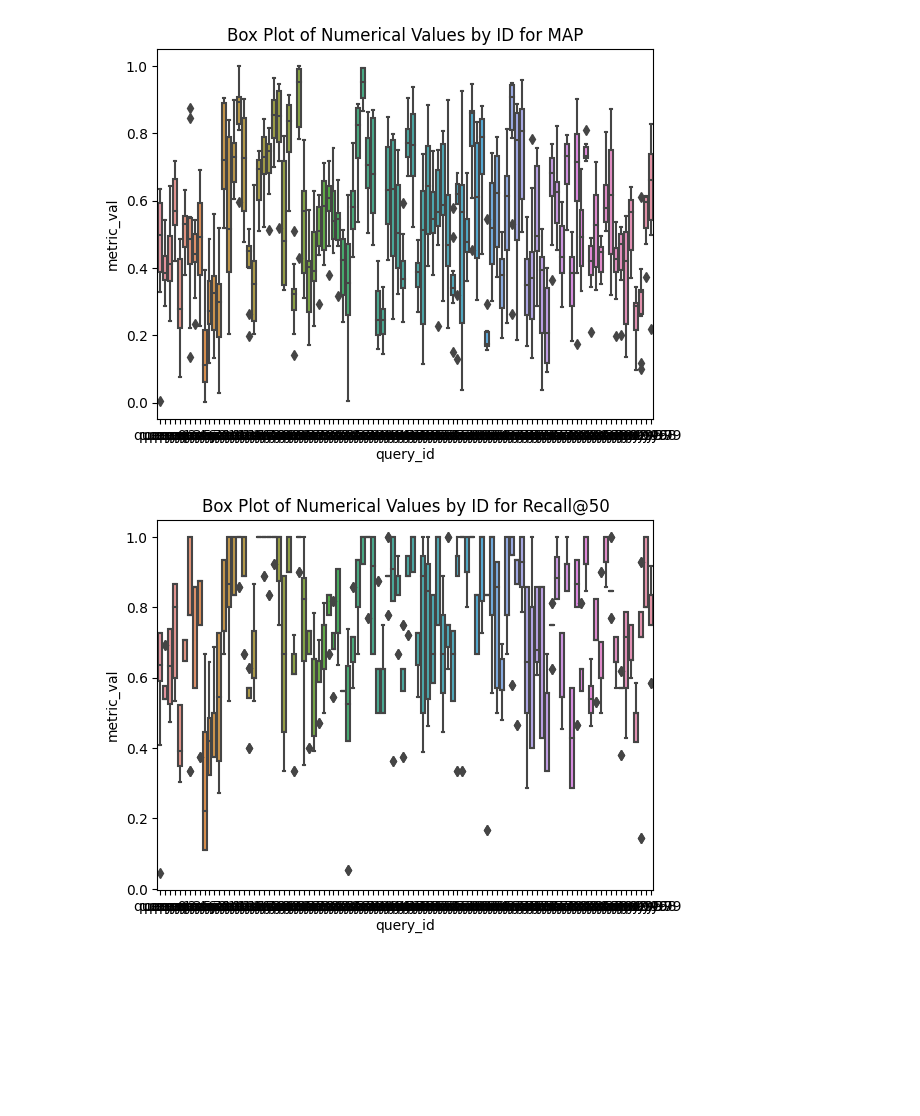
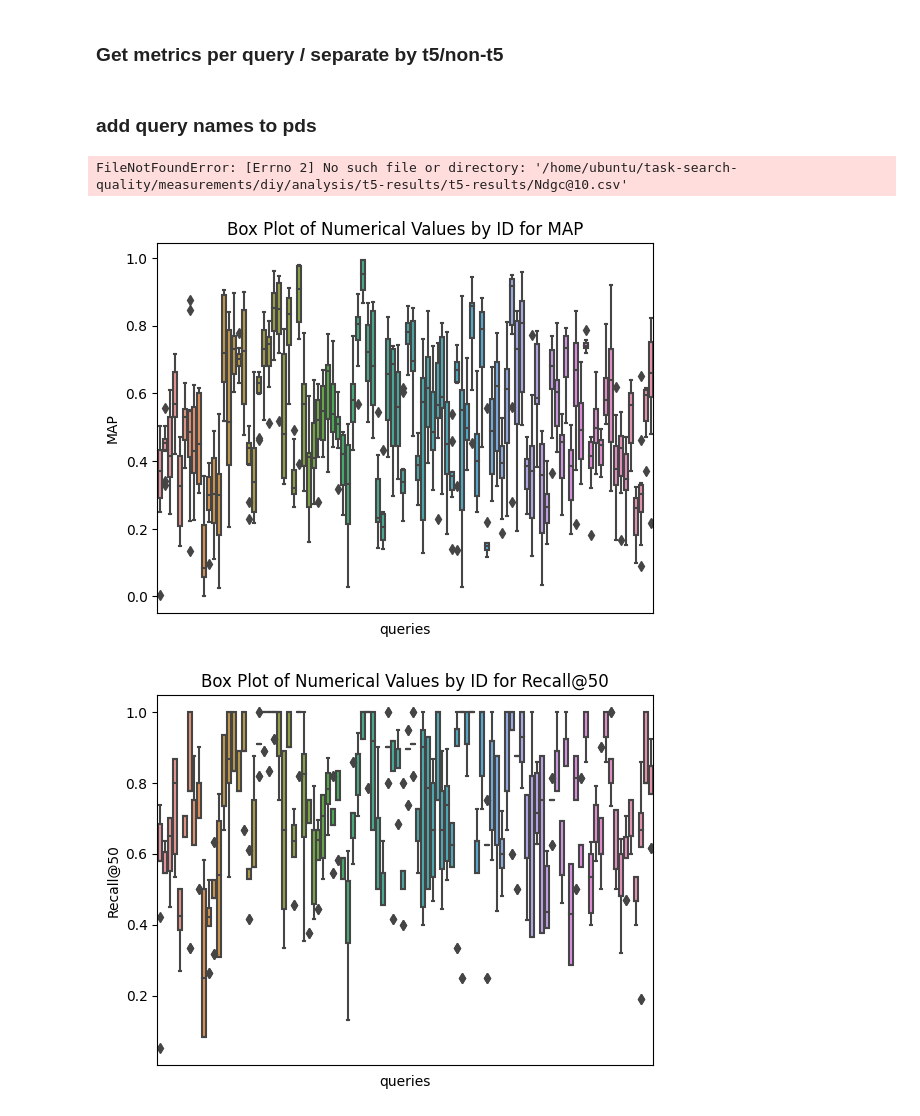
Before and after one commit to PhilipZubel/task-search-quality, a Jupyter notebook: results.ipynb, the cells around one changed output. Drawn from its saved outputs; the diff is of its cells as text; code cells hidden in the pictures; blank space fills up the shorter version.

```diff
--- a/results.ipynb
+++ b/results.ipynb
@@ -93,7 +93,7 @@ tct-colbertv2 {nDCG@10: 0.7081894346521947, nDCG@5: 0.7530100347960512, P@5: 0.8
 
 
 diy_runs = os.listdir(run_diy_folder)
-diy_qrles = os.path.join(qrels_folder, "diy.qrles")
+diy_qrles = os.path.join(qrels_folder, "diy.qrels")
 
 results = {}
 for searcher in sorted(diy_runs):
@@ -107,5 +107,6 @@ for searcher in sorted(diy_runs):
 
 df = pd.DataFrame(results).transpose()
 # df[["AP", "nDCG@3", "nDCG@5", "nDCG@10", "P@3", "P@5", "P@10", "R@10", "R@25"]]
+df.to_csv("/home/ubuntu/task-search-quality/measurements/diy/analysis/all-metrics.csv")
 df
 # %% [output]
@@ -124,7 +125,7 @@ df
 results_iprec = {}
 precs = [IPrec@round(p,1) for p in np.arange(0,1.1,0.1)]
 for searcher in sorted(diy_runs):
-    if "t5" not in searcher:
+    if "t5" in searcher:
       continue
     run = os.path.join(run_diy_folder, searcher)
     searcher_name = searcher[:-4].lower()
@@ -143,6 +144,6 @@ marqo+t5.run [0.9424480519480519, 0.922078983108395, 0.8794036876660379, 0.78796
 # %%
 diy_runs = os.listdir(run_diy_folder)
-diy_qrles = os.path.join(qrels_folder, "diy.qrles")
+diy_qrles = os.path.join(qrels_folder, "diy.qrels")
 
 judgments = []
 with open(diy_qrles, "r") as f:
@@ -168,7 +169,19 @@ stats_pd.head()
 # %%
 import matplotlib.pyplot as plt
 
-plt.errorbar(x=stats_pd.index, y=stats_pd["mean"], yerr=stats_pd["std"], fmt='o')
+colors = ['red', 'green', 'blue', 'black', 'pink', 'purple', 'orange', 'yellow', 'cyan', 'brown']
+
+print(len( df["model"].unique()))
+df = pd.read_csv("/home/ubuntu/task-search-quality/measurements/diy/analysis/diy-MAP-best.csv")
+df.head()
+for model_name, color in zip(df["model"].unique(), colors):
+    points_to_plot = df[df["model"] == model_name]
+    print(len(points_to_plot))
+    filtered_df = stats_pd[stats_pd["qid"].isin(points_to_plot['query_id'])]
+    print(len(filtered_df))
+    # print(filtered_df)
+
+    plt.errorbar(x=filtered_df.index, y=filtered_df["mean"], yerr=filtered_df["std"], fmt='o', label=model_name)
 plt.title("Means and Standard Deviations for judgments regarding DIY Queries")
 
 plt.xlabel('Query IDs')
@@ -176,4 +189,5 @@ plt.ylabel('Value spread across judgments')
 plt.grid(linestyle='--')
 plt.xlim(-1,101)
 plt.ylim(-0.5)
+plt.show()
 # %% [output]
@@ -189,6 +223,8 @@ NameError: name 'stats_pd' is not defined
 # for label, query in stats_pd.iterrows():
 #     query = diy_queries[diy_queries["id"] == query["qid"]].iloc[0]
 #     print(query)
+# %% [markdown]
+### Get metrics per query / separate by t5/non-t5
 # %%
 def get_run_df(filepapth):
     judgments = []
@@ -262,32 +317,44 @@ for metric, df in results["DIY"].items():
+# %% [markdown]
+### add query names to pds
+# %%
+values = pd.read_csv(analysis_folder+"/t5-results/Ndgc@10.csv")
+
+# # pivoted_df.drop(["model"])
+# pivoted_df.head()
+# %% [output]
+FileNotFoundError: [Errno 2] No such file or directory: '/home/ubuntu/task-search-quality/measurements/diy/analysis/t5-results/t5-results/Ndgc@10.csv'
 # %%
 import seaborn as sns
 import matplotlib.pyplot as plt
 
 analysis_folder = "/home/ubuntu/task-search-quality/measurements/diy/analysis"
 
 for result in results["DIY"]:
 
     df = results["DIY"][result]
     index = df.groupby(by=["query_id"])["metric_val"].transform(max) == df['metric_val']
 
     metric_best = df[index].sort_values(["query_id"])
     metric_best.to_csv(os.path.join(analysis_folder, f"diy-{result}-best.csv"), index=False)
 
     model_names = df["model"].unique()
     queries_list = []
     for model_name in model_names:
         best_queries_for_map = metric_best[metric_best["model"] == model_name]
         for i, query in best_queries_for_map.iterrows():
             query_row = queries["DIY"][queries["DIY"]["id"] == query["query_id"]].iloc[0]
             queries_list.append([query["query_id"], query_row["raw query"], model_name])
 
     queries_list_pd = pd.DataFrame(queries_list)
     queries_list_pd.to_csv(os.path.join(analysis_folder, f"diy-{result}-best-elaboration.csv"), index=False)
 
 
     sns.boxplot(x=df["query_id"], y=df["metric_val"])
     plt.title(f"Box Plot of Numerical Values by ID for {result}")
+    plt.ylabel(result)
+    plt.xlabel("queries")
+    plt.xticks([])
     plt.show()
 # %% [output]
-[figure, old version]
+[figure, new version]
-[figure, old version]
+[figure, new version]
```
Also changed, not shown: parts of 10 cells of this notebook, 14 other files.
